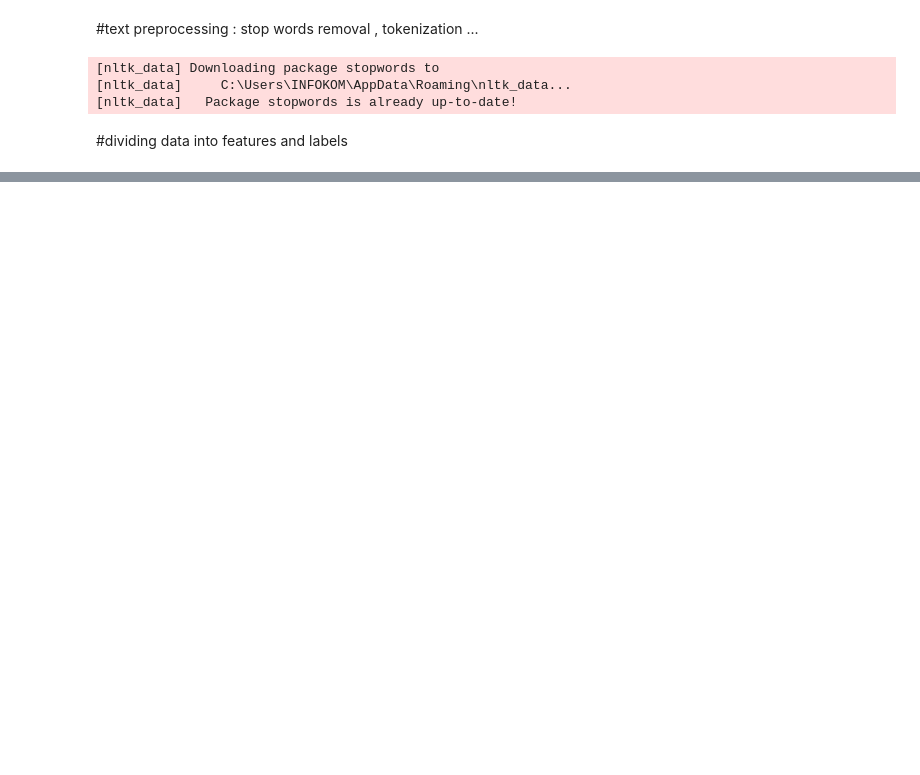
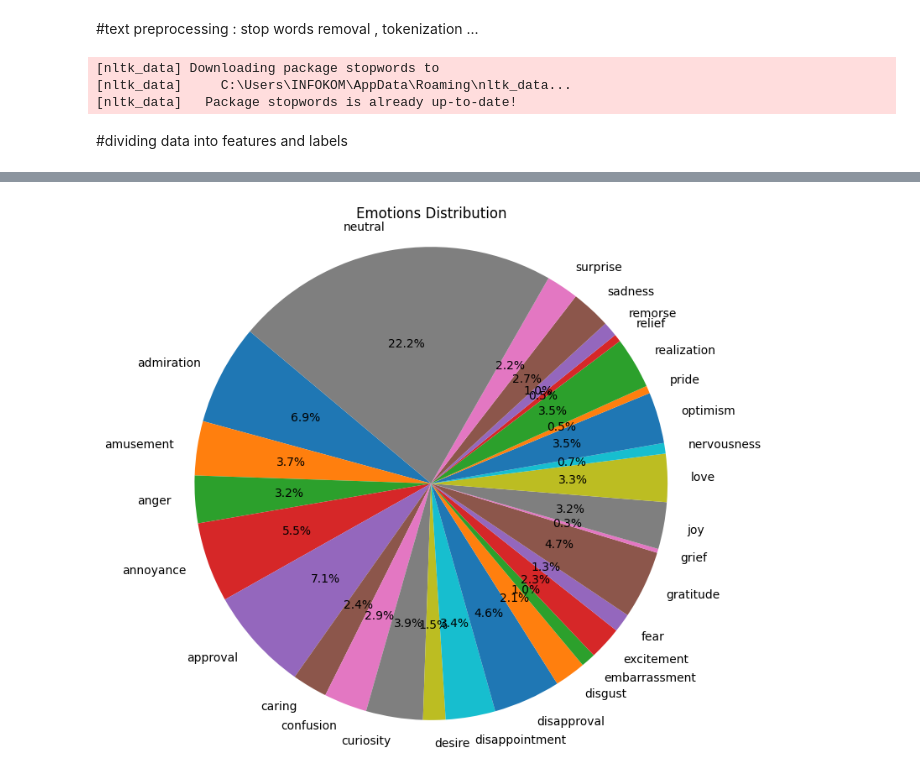
Before and after one commit to mouhebmhd/EduMotions, a Jupyter notebook: emotionsDetection.ipynb, the cells around one changed output, grey strips where cells are left out. Saved outputs shown, nothing was run; the diff lists cells and outputs as text; code cells hidden in the pictures; blank space fills up the shorter version.

```diff
--- a/emotionsDetection.ipynb
+++ b/emotionsDetection.ipynb
@@ -139,0 +186,9 @@ labels = data.drop(columns=['text', 'id', 'author', 'subreddit', 'link_id', 'par
+# %%
+# Plot emotions and their frequencies using a pie chart
+plt.figure(figsize=(8, 8))
+plt.pie(emotionsFrequencies, labels=emotions, autopct='%1.1f%%', startangle=140)
+plt.title('Emotions Distribution')
+plt.axis('equal')  # Equal aspect ratio ensures that pie is drawn as a circle
+plt.show()
+# %% [output]
+[figure, added]
```
Also changed, not shown: parts of 3 cells of this notebook.
